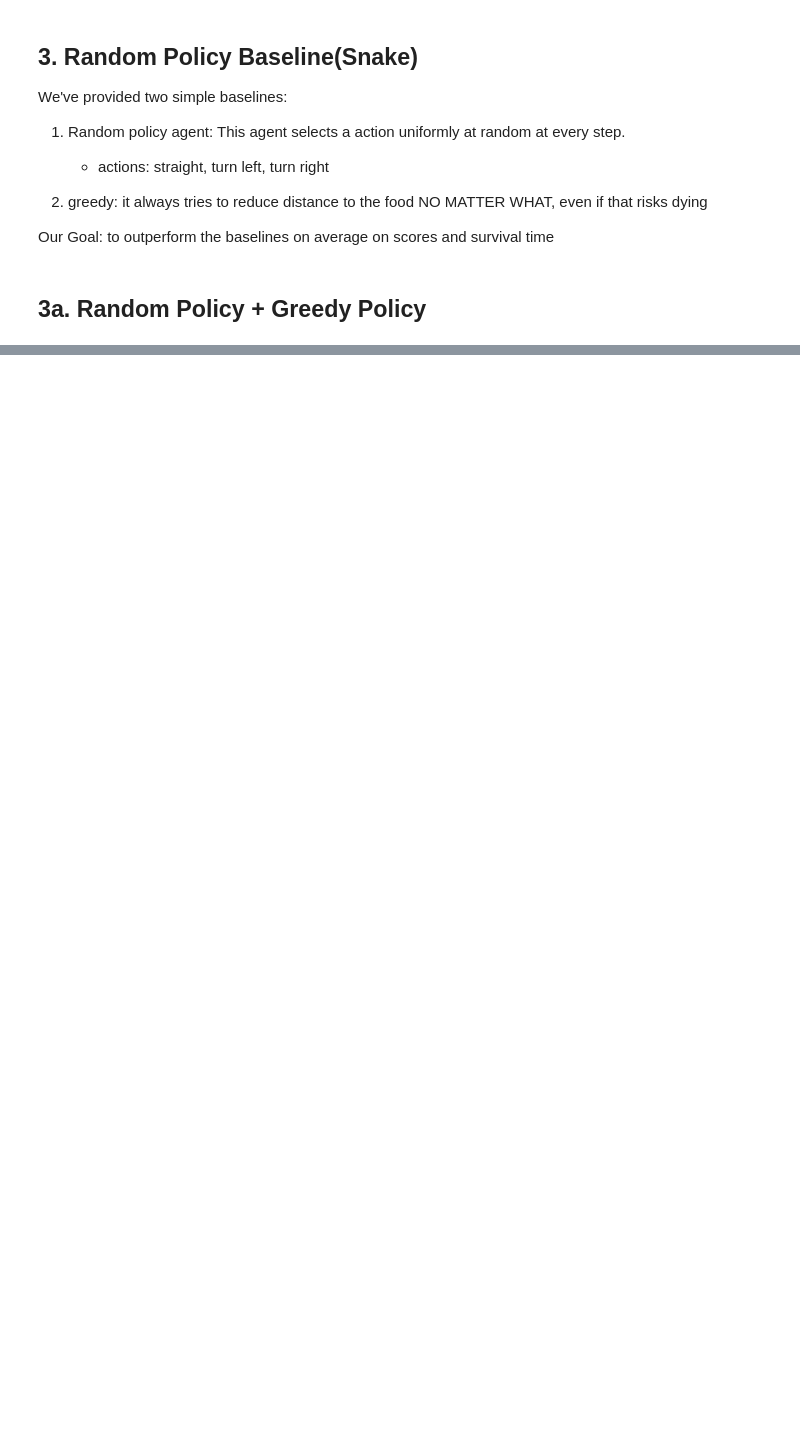
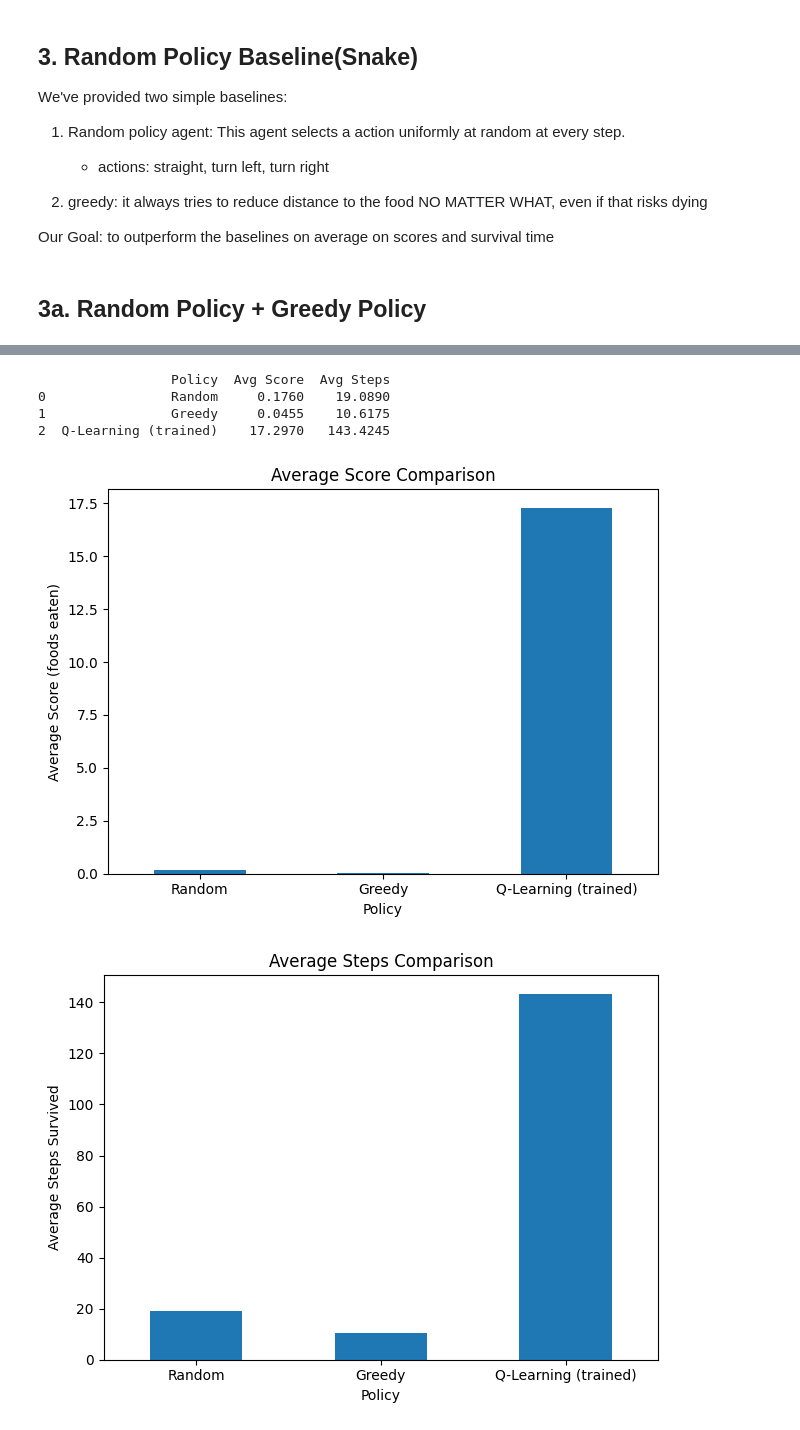
Before and after one commit to johnnyL787/cse25_finalProject, a Jupyter notebook: SnakeML.ipynb, the cells around one changed output, grey strips where cells are left out. Saved outputs shown, nothing was run; the diff lists cells and outputs as text; code cells hidden in the pictures; blank space fills up the shorter version.

Commit message:
Basic Tabular Q Learning

```diff
--- a/SnakeML.ipynb
+++ b/SnakeML.ipynb
@@ -463,0 +547,60 @@ plt.show()
+# %%
+
+random_policy = lambda s: env.action_space.sample()
+greedy_policy = greedy_to_food_action
+
+agent = QLearningAgent(
+    action_space_n=env.action_space.n,
+    alpha=0.1,
+    gamma=0.99,
+    epsilon=1.0,
+    epsilon_decay=0.995,
+    epsilon_min=0.05
+)
+
+scores, steps, rewards = train_q_learning(env, agent, n_episodes=2000)
+
+# use "greedy" when epsilon is at 0.0
+old_eps = agent.epsilon
+agent.epsilon = 0.0
+trained_policy = lambda s: agent.act(s)
+
+rand_metrics = evaluate_policy(env, random_policy, n_episodes=2000)
+greedy_metrics = evaluate_policy(env, greedy_policy, n_episodes=2000)
+train_metrics = evaluate_policy(env, trained_policy, n_episodes=2000)
+
+agent.epsilon = old_eps
+
+df = pd.DataFrame([
+    {"Policy": "Random", "Avg Score": rand_metrics["avg_score"], "Avg Steps": rand_metrics["avg_steps"]},
+    {"Policy": "Greedy", "Avg Score": greedy_metrics["avg_score"], "Avg Steps": greedy_metrics["avg_steps"]},
+    {"Policy": "Q-Learning (trained)", "Avg Score": train_metrics["avg_score"], "Avg Steps": train_metrics["avg_steps"]},
+])
+
+print(df)
+
+
+ax = df.plot(x="Policy", y="Avg Score", kind="bar", legend=False)
+ax.set_title("Average Score Comparison")
+ax.set_ylabel("Average Score (foods eaten)")
+ax.set_xlabel("Policy")
+plt.xticks(rotation=0)
+plt.tight_layout()
+plt.show()
+
+
+
+ax = df.plot(x="Policy", y="Avg Steps", kind="bar", legend=False)
+ax.set_title("Average Steps Comparison")
+ax.set_ylabel("Average Steps Survived")
+ax.set_xlabel("Policy")
+plt.xticks(rotation=0)
+plt.tight_layout()
+plt.show()
+# %% [output]
+                 Policy  Avg Score  Avg Steps
+0                Random     0.1760    19.0890
+1                Greedy     0.0455    10.6175
+2  Q-Learning (trained)    17.2970   143.4245
+[figure, added]
+[figure, added]
```
Also changed, not shown: parts of 10 cells of this notebook.
